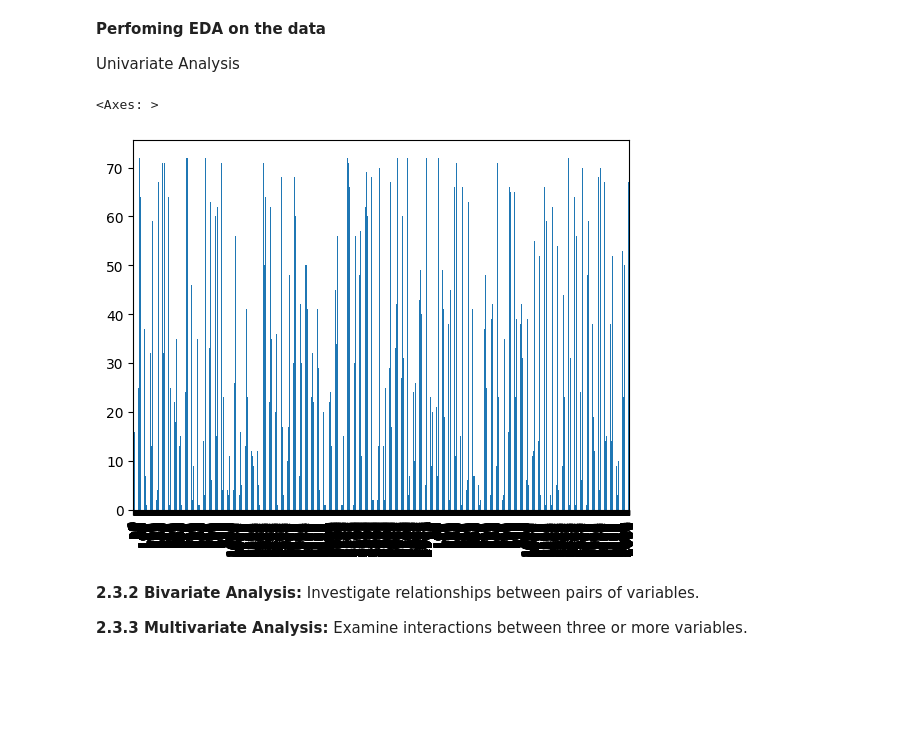
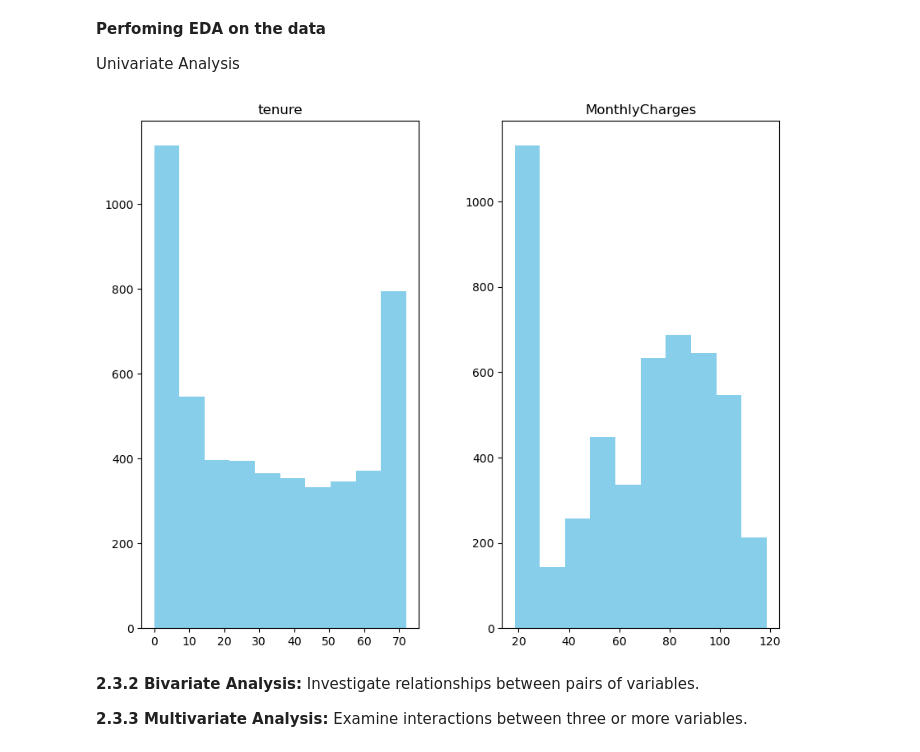
Before and after one commit to CodeGraceWanjiku/ML_Classification_Model, a Jupyter notebook: lp2.ipynb, the cells around one changed output. Cells and saved outputs as stored; diff of their text form; code cells hidden in the pictures; blank space fills up the shorter version.

```diff
--- a/lp2.ipynb
+++ b/lp2.ipynb
@@ -278,11 +223,11 @@ churn_data.plot(kind = 'hist')
 
 
 Univariate Analysis
-# %%
-churn_data['tenure'].plot(kind = 'bar')
-# %% [output]
-<Axes: >
-[figure, removed]
+# %%
+churn_data.hist(figsize=(10,8),grid=False,color = 'skyblue')
+plt.show()
+# %% [output]
+[figure, added]
 # %% [markdown]
 **2.3.2 Bivariate Analysis:**
      Investigate relationships between pairs of variables.
```
Also changed, not shown: parts of 20 cells of this notebook, 4 other files.
